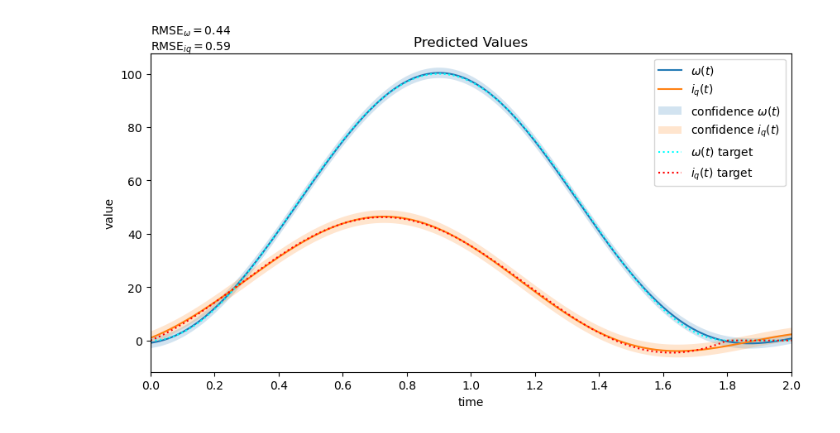
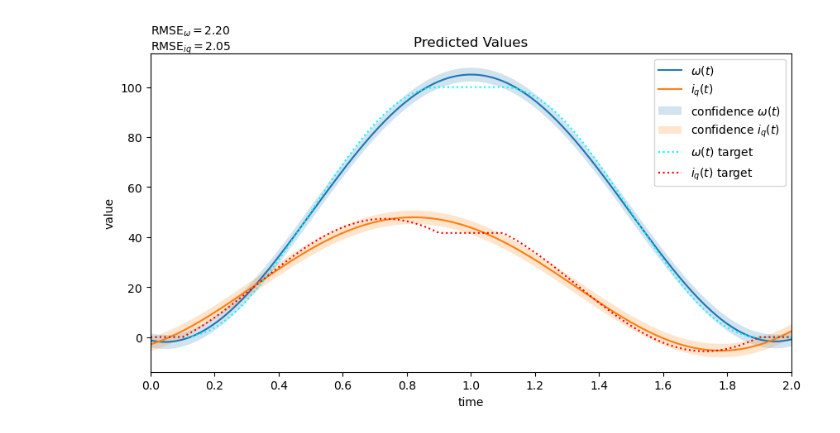
Before and after one commit to Cef0PT/approximated-LODE-GPs, a Jupyter notebook: evaluation/controlling_pmsm_velocity.ipynb, the cells around one changed output. Drawn from its saved outputs; the diff is of its cells as text; code cells hidden in the pictures.

```diff
--- a/evaluation/controlling_pmsm_velocity.ipynb
+++ b/evaluation/controlling_pmsm_velocity.ipynb
@@ -411,5 +473,4 @@ tensor(-0.3678, requires_grad=True))]
 # %%
-
 import numpy as np
 def plot(m, low, up, title, annotation=None):
     f = plt.figure(figsize=(int(10),int(5)))
@@ -427,50 +488,49 @@ def plot(m, low, up, title, annotation=None):
     target_line = plt.plot(test_x, iq_target)
     target_line[0].set_color("red")
     target_line[0].set_linestyle(":")
-    plt.xticks(torch.arange(START, END+float(0.2), float(0.2)))
+    plt.xticks(torch.arange(START, END+float(.2), float(0.2)))
     plt.annotate(text=annotation, xy=(0, 1.01), xycoords='axes fraction')
     plt.legend(["$\\omega(t)$", "$i_q(t)$", "confidence $\\omega(t)$", "confidence $i_q(t)$", "$\\omega(t)$ target", "$i_q(t)$ target"])
 
 # # create targets in test sizes
-steps_s = (COUNT//int(2)) / END
-# cosine_interp = lambda x, y0, y1, a, b: y0 + (y1 - y0) * (float(1) - torch.cos(pi * (x-a)/(b-a))) / float(2)
-# omega = torch.zeros_like(test_x)
-# ramp = cosine_interp(test_x, float(0), float(100), float(0.1), float(0.9))
-# omega[int(0.1 * steps_s): int(0.9 * steps_s)] = ramp[int(0.1 * steps_s): int(0.9 * steps_s)]
-# omega[int(0.9 * steps_s): int(1.1 * steps_s)] = torch.full([int(0.2 * steps_s)], float(100))
-# ramp = cosine_interp(test_x, float(100), float(0), float(1.1), float(1.9))
-# omega[int(1.1 * steps_s): int(1.9 * steps_s)] = ramp[int(1.1 * steps_s): int(1.9 * steps_s)]
-# iq = torch.full([COUNT//int(2)], torch.nan)
-# bm_c = sp["bm"] / (float(3)/float(4) * sp["p"] * sp["Phi"])
-# iq[:int(0.1 * steps_s)] = torch.zeros(int(0.1 * steps_s))
-# iq[int(0.9 * steps_s):int(1.1 * steps_s)] = torch.full([int(0.2 * steps_s)], bm_c * float(100))
-# iq[int(1.9 * steps_s):] = torch.zeros(int(0.1 * steps_s))
-# d_cos = lambda x, y0, y1, a, b: pi*(y1-y0)*torch.sin(pi*(x-a)/(b-a)) / (2*(b-a))
-# J_c = sp["Jm"] / (float(3)/float(4) * sp["p"] * sp["Phi"])
-# iq_target = torch.full([COUNT//int(2)], torch.nan)
-# d_omega = d_cos(test_x, float(0), float(100), float(0.1), float(0.9))
-# ramp_up = J_c * d_omega + bm_c * omega
-# iq_target[int(0.1 * steps_s): int(0.9 * steps_s)] = ramp_up[int(0.1 * steps_s): int(0.9 * steps_s)]
-# d_omega = d_cos(test_x, float(100), float(0), float(1.1), float(1.9))
-# ramp_up = J_c * d_omega + bm_c * omega
-# iq_target[int(1.1 * steps_s): int(1.9 * steps_s)] = ramp_up[int(1.1 * steps_s): int(1.9 * steps_s)]
-# iq_target = iq_target.nan_to_num(float(0)) + iq.nan_to_num(float(0))
+steps_s = TEST_COUNT / TEST_END
 
-# generate input with missing i_q obs
 cosine_interp = lambda x, y0, y1, a, b: y0 + (y1 - y0) * (float(1) - torch.cos(pi * (x-a)/(b-a))) / float(2)
-omega = cosine_interp(test_x, float(0), float(100), float(0), float(0.9))
-omega[int(1.8 * steps_s):] = torch.zeros(int(0.2 * steps_s))
-iq = torch.full([(COUNT//int(2))], torch.nan)
-iq[int(1.8 * steps_s):] = torch.zeros(int(0.2 * steps_s))
-iq[int(0)] = float(0)
-train_y = torch.stack([omega, iq], dim=int(-1))
-# create target i_q
+omega = torch.zeros_like(test_x)
+ramp = cosine_interp(test_x, float(0), float(100), float(0.1), float(0.9))
+omega[int(0.1 * steps_s): int(0.9 * steps_s)] = ramp[int(0.1 * steps_s): int(0.9 * steps_s)]
+omega[int(0.9 * steps_s): int(1.1 * steps_s)] = torch.full([int(0.2 * steps_s)], float(100))
+ramp = cosine_interp(test_x, float(100), float(0), float(1.1), float(1.9))
+omega[int(1.1 * steps_s): int(1.9 * steps_s)] = ramp[int(1.1 * steps_s): int(1.9 * steps_s)]
 bm_c = sp["bm"] / (float(3)/float(4) * sp["p"] * sp["Phi"])
 d_cos = lambda x, y0, y1, a, b: pi*(y1-y0)*torch.sin(pi*(x-a)/(b-a)) / (2*(b-a))
-d_omega = d_cos(test_x, float(0), float(100), float(0), float(0.9))
 J_c = sp["Jm"] / (float(3)/float(4) * sp["p"] * sp["Phi"])
-iq_target = J_c * d_omega + bm_c * omega
-iq_target[int(1.8 * steps_s):] = torch.zeros(int(0.2 * steps_s))
+iq_target = torch.full([COUNT//int(2)], torch.nan)
+iq_target[:int(0.1 * steps_s)] = torch.zeros(int(0.1 * steps_s))
+d_omega = d_cos(test_x, float(0), float(100), float(0.1), float(0.9))
+ramp_up = J_c * d_omega + bm_c * omega
+iq_target[int(0.1 * steps_s): int(0.9 * steps_s)] = ramp_up[int(0.1 * steps_s): int(0.9 * steps_s)]
+iq_target[int(0.9 * steps_s):int(1.1 * steps_s)] = torch.full([int(0.2 * steps_s)], bm_c * float(100))
+d_omega = d_cos(test_x, float(100), float(0), float(1.1), float(1.9))
+ramp_up = J_c * d_omega + bm_c * omega
+iq_target[int(1.1 * steps_s): int(1.9 * steps_s)] = ramp_up[int(1.1 * steps_s): int(1.9 * steps_s)]
+iq_target[int(1.9 * steps_s):] = torch.zeros(int((TEST_END-1.9) * steps_s))
+
+## generate input with missing i_q obs
+#cosine_interp = lambda x, y0, y1, a, b: y0 + (y1 - y0) * (float(1) - torch.cos(pi * (x-a)/(b-a))) / float(2)
+#omega = cosine_interp(test_x, float(0), float(100), float(0), float(0.9))
+#omega[int(1.8 * steps_s):] = torch.zeros(int(0.2 * steps_s))
+#iq = torch.full([(COUNT//int(2))], torch.nan)
+#iq[int(1.8 * steps_s):] = torch.zeros(int(0.2 * steps_s))
+#iq[int(0)] = float(0)
+#train_y = torch.stack([omega, iq], dim=int(-1))
+## create target i_q
+#bm_c = sp["bm"] / (float(3)/float(4) * sp["p"] * sp["Phi"])
+#d_cos = lambda x, y0, y1, a, b: pi*(y1-y0)*torch.sin(pi*(x-a)/(b-a)) / (2*(b-a))
+#d_omega = d_cos(test_x, float(0), float(100), float(0), float(0.9))
+#J_c = sp["Jm"] / (float(3)/float(4) * sp["p"] * sp["Phi"])
+#iq_target = J_c * d_omega + bm_c * omega
+#iq_target[int(1.8 * steps_s):] = torch.zeros(int(0.2 * steps_s))
 
 rmse_omega = torch.sqrt(torch.mean((to_plot["mean"][:, 0] - omega) ** int(2)))
 rmse_iq = torch.sqrt(torch.mean((to_plot["mean"][:, 1] - iq_target) ** int(2)))
@@ -482,6 +542,16 @@ rmse_iq = torch.sqrt(torch.mean((to_plot["mean_manual"][:, 1] - iq_target) ** in
 annotation = r"RMSE$_{\omega}" + f"={rmse_omega:.2f}$\n" + r"RMSE$_{iq}" + f"={rmse_iq:.2f}$"
 plot(to_plot["mean_manual"], to_plot["lower_manual"], to_plot["upper_manual"], "Predicted Values Manual Noise", annotation)
 
+rmse_omega = torch.sqrt(torch.mean((to_plot["mean_matern"][:, 0] - omega) ** int(2)))
+rmse_iq = torch.sqrt(torch.mean((to_plot["mean_matern"][:, 1] - iq_target) ** int(2)))
+annotation = r"RMSE$_{\omega}" + f"={rmse_omega:.2f}$\n" + r"RMSE$_{iq}" + f"={rmse_iq:.2f}$"
+plot(to_plot["mean_matern"], to_plot["lower_matern"], to_plot["upper_matern"], "Predicted Values Matern", annotation)
+
+rmse_omega = torch.sqrt(torch.mean((to_plot["mean_matern_manual"][:, 0] - omega) ** int(2)))
+rmse_iq = torch.sqrt(torch.mean((to_plot["mean_matern_manual"][:, 1] - iq_target) ** int(2)))
+annotation = r"RMSE$_{\omega}" + f"={rmse_omega:.2e}$\n" + r"RMSE$_{iq}" + f"={rmse_iq:.2e}$"
+plot(to_plot["mean_matern_manual"], to_plot["lower_matern_manual"], to_plot["upper_matern_manual"], "Predicted Values Matern Manual Noise", annotation)
+
 rmse_omega = torch.sqrt(torch.mean((to_plot["mean_approx"][:, 0] - omega) ** int(2)))
 rmse_iq = torch.sqrt(torch.mean((to_plot["mean_approx"][:, 1] - iq_target) ** int(2)))
 annotation = r"RMSE$_{\omega}" + f"={rmse_omega:.2f}$\n" + r"RMSE$_{iq}" + f"={rmse_iq:.2f}$"
@@ -491,7 +561,4 @@ rmse_omega = torch.sqrt(torch.mean((to_plot["mean_approx_manual"][:, 0] - omega)
 rmse_iq = torch.sqrt(torch.mean((to_plot["mean_approx_manual"][:, 1] - iq_target) ** int(2)))
 annotation = r"RMSE$_{\omega}" + f"={rmse_omega:.2f}$\n" + r"RMSE$_{iq}" + f"={rmse_iq:.2f}$"
 plot(to_plot["mean_approx_manual"], to_plot["lower_approx_manual"], to_plot["upper_approx_manual"], "Predicted Values Approx Manual Noise", annotation)
-
-
-print(list(model.named_parameters()))
 # %% [output]
@@ -503 +565 @@ tensor(-0.3678, requires_grad=True))]
-[figure, old version]
+[figure, new version]
```
Also changed, not shown: parts of 13 cells of this notebook.
